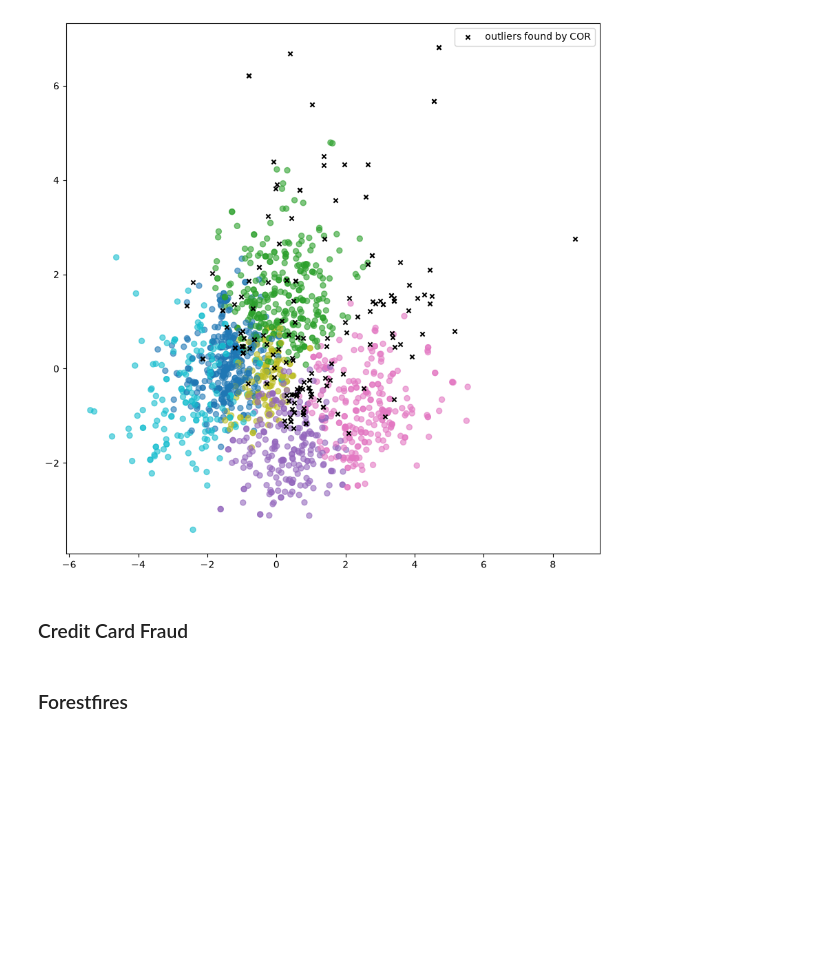
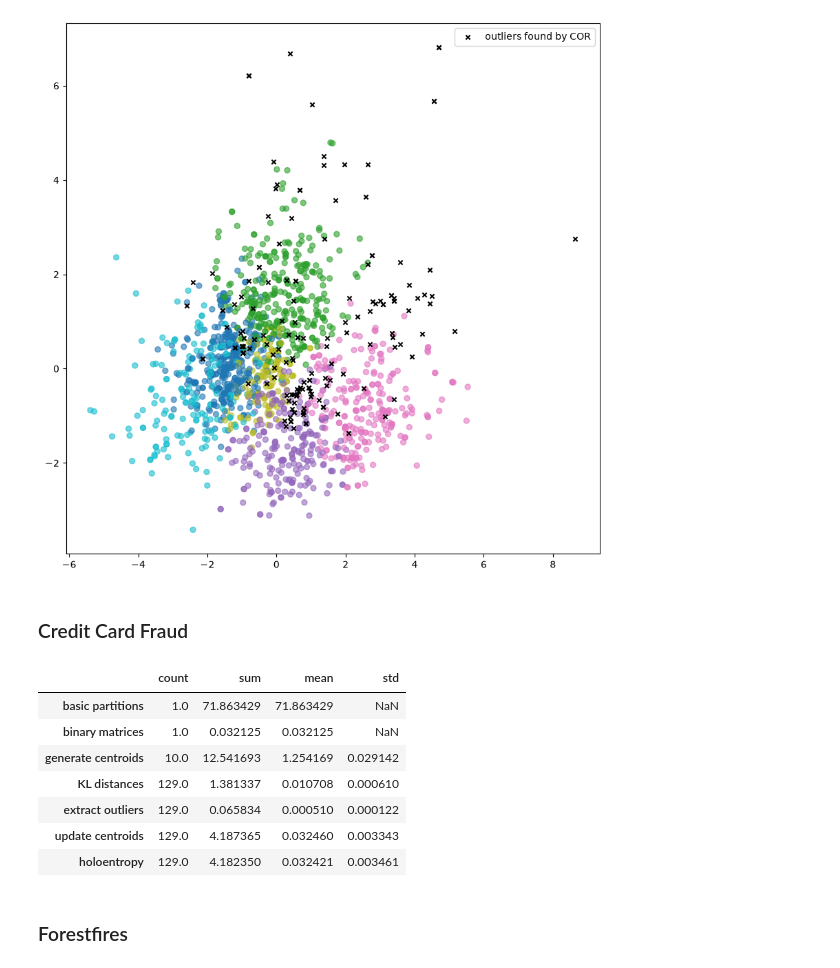
Before and after one commit to Ddav3/Clustering-with-Outlier-Removal-Implementation, a Jupyter notebook: cor_test.ipynb, the cells around one changed output. Cells and saved outputs as stored; diff of their text form; code cells hidden in the pictures; blank space fills up the shorter version.

Commit message:
implemented time measurement

```diff
--- a/cor_test.ipynb
+++ b/cor_test.ipynb
@@ -156,27 +183,37 @@ PCA_scatter_plot(white_wine_quality,labels=cor_labels_white_wine)
 # %%
 ccf = pd.read_csv("datasets/creditcard.csv", sep=",")
 # ccf.info()
 # ccf.describe()
 # plot_correlation(ccf.drop("Class", axis = 1), show_values=False)
 
 # -------------------------------------------------
 
 frauds = ccf[ccf["Class"] == 1].sample(frac = 1, random_state=seed) #change the frac input to consider less outliers
 no_frauds = ccf[ccf["Class"] == 0].sample(25000, random_state=seed)
 ccf = pd.concat([no_frauds, frauds]).sample(frac=1, random_state=seed).reset_index(drop=True)
 
 ccf_target = ccf["Class"]
 true_outliers_ccf = (ccf_target == 1)
 ccf = ccf.drop(columns="Class")
 
 ccf["Amount"] = np.log(1+ccf["Amount"]) #there is too much variability; it's to avoid false outliers
 
 # -------------------------------------------------
 
 ccf = standardise(ccf)                     #K = 2,3,4
 cor_labels_ccf, ccf_obj, ccf_stats = COR(ccf, 4, o=len(frauds), r=r, n_init=n_init, seed=seed)
 
-PCA_scatter_plot(ccf, cor_labels_ccf, true_outliers_ccf)
+# ccf_stats["times"]
+# PCA_scatter_plot(ccf, cor_labels_ccf, true_outliers_ccf)
+# %% [output]
+|  | count | sum | mean | std |
+| basic partitions | 1.0 | 71.863429 | 71.863429 | NaN |
+| binary matrices | 1.0 | 0.032125 | 0.032125 | NaN |
+| generate centroids | 10.0 | 12.541693 | 1.254169 | 0.029142 |
+| KL distances | 129.0 | 1.381337 | 0.010708 | 0.000610 |
+| extract outliers | 129.0 | 0.065834 | 0.000510 | 0.000122 |
+| update centroids | 129.0 | 4.187365 | 0.032460 | 0.003343 |
+| holoentropy | 129.0 | 4.182350 | 0.032421 | 0.003461 |
 # %% [markdown]
 ### Forestfires
 # %%
```
Also changed, not shown: parts of 2 cells of this notebook.
